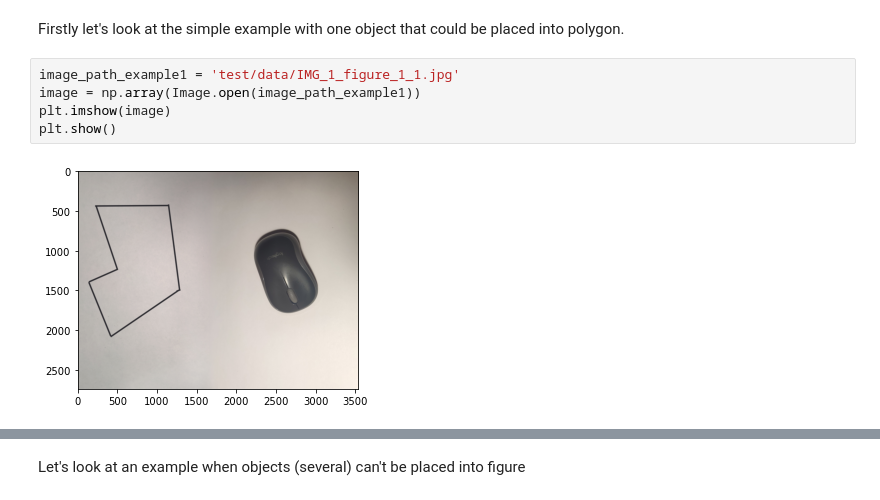
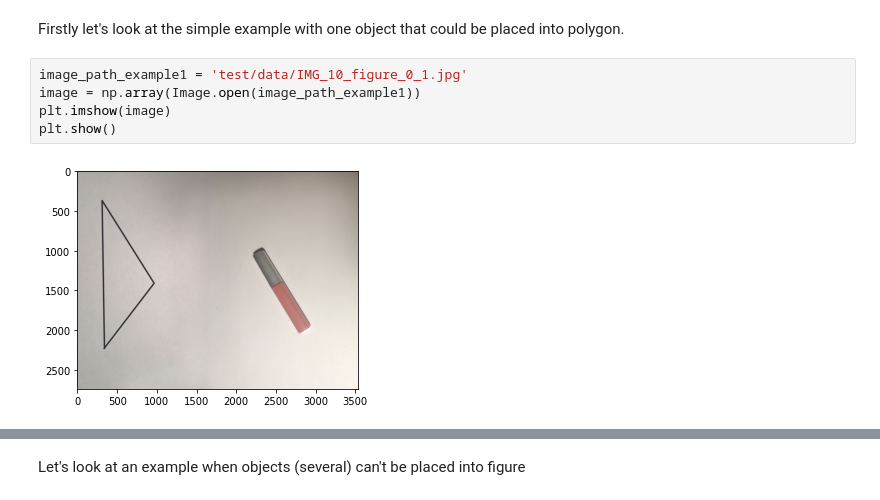
Before and after one commit to DariaWelt/Intelligent_placer, a Jupyter notebook: intelligent_placer.ipynb, the cells around one changed output, grey strips where cells are left out. Drawn from its saved outputs; the diff is of its cells as text.

```diff
--- a/intelligent_placer.ipynb
+++ b/intelligent_placer.ipynb
@@ -29,12 +28,12 @@ If parameter `verbose=True` is selected, the check_image function displays the i
 # %% [markdown]
 Firstly let's look at the simple example with one object that could be placed into polygon.
 # %%
-image_path_example1 = 'test/data/IMG_1_figure_1_1.jpg'
+image_path_example1 = 'test/data/IMG_10_figure_0_1.jpg'
 image = np.array(Image.open(image_path_example1))
 plt.imshow(image)
 plt.show()
 # %% [output]
-[figure, old version]
+[figure, new version]
 # %%
 %%time
 check_image(image_path_example1, verbose=True)
```
Also changed, not shown: parts of 12 cells of this notebook, 7 other files.
